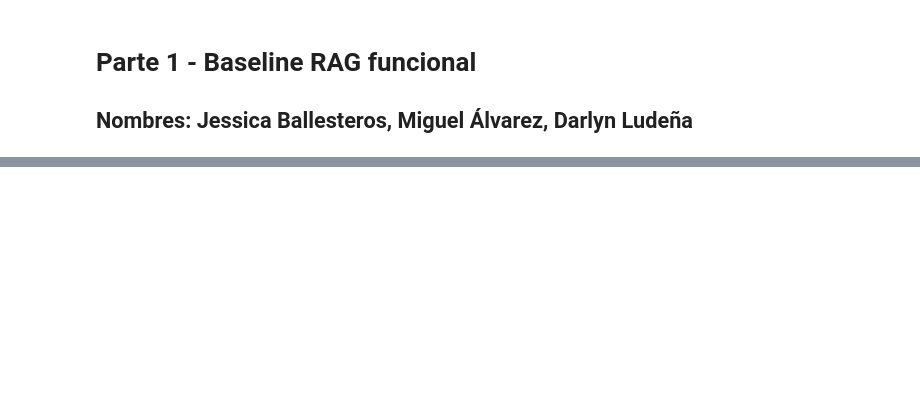
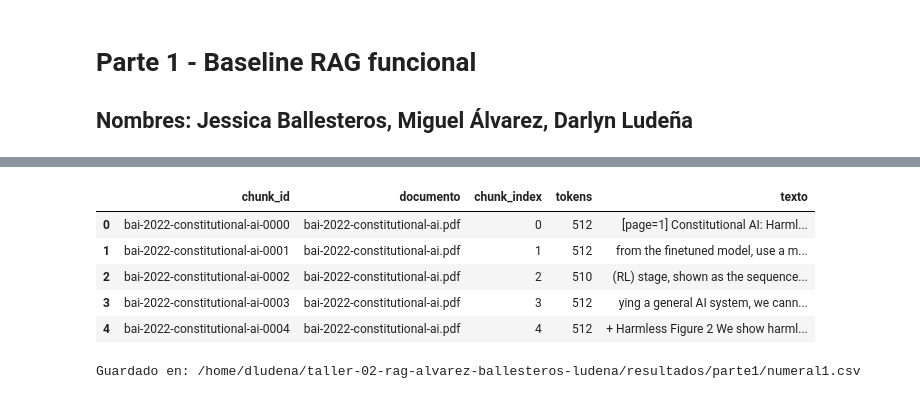
Before and after one commit to akroasis0301/taller-02-rag-alvarez-ballesteros-ludena, a Jupyter notebook: notebooks/1. Parte1.ipynb, the cells around one changed output, grey strips where cells are left out. Drawn from its saved outputs; the diff is of its cells as text; code cells hidden in the pictures; blank space fills up the shorter version.

```diff
--- a/notebooks/1. Parte1.ipynb
+++ b/notebooks/1. Parte1.ipynb
@@ -504,0 +168,24 @@ Resultados guardados en: c:\Users\ASUS\Desktop\Maestria IA USFQ\IA Generativa y
+# %%
+df_chunks.head()
+# %% [output]
+|  | chunk_id | documento | chunk_index | tokens | texto |
+| 0 | bai-2022-constitutional-ai-0000 | bai-2022-constitutional-ai.pdf | 0 | 512 | [page=1] Constitutional AI: Harml... |
+| 1 | bai-2022-constitutional-ai-0001 | bai-2022-constitutional-ai.pdf | 1 | 512 | from the finetuned model, use a m... |
+| 2 | bai-2022-constitutional-ai-0002 | bai-2022-constitutional-ai.pdf | 2 | 510 | (RL) stage, shown as the sequence... |
+| 3 | bai-2022-constitutional-ai-0003 | bai-2022-constitutional-ai.pdf | 3 | 512 | ying a general AI system, we cann... |
+| 4 | bai-2022-constitutional-ai-0004 | bai-2022-constitutional-ai.pdf | 4 | 512 | + Harmless Figure 2 We show harml... |
+# %%
+carpeta_resultados = ROOT / "resultados" / "parte1"
+carpeta_resultados.mkdir(parents=True, exist_ok=True)
+
+archivo_chunks = carpeta_resultados / "numeral1.csv"
+
+df_chunks.to_csv(
+    archivo_chunks,
+    index=False,
+    encoding="utf-8-sig"
+)
+
+print(f"Guardado en: {archivo_chunks}")
+# %% [output]
+Guardado en: /home/dludena/taller-02-rag-alvarez-ballesteros-ludena/resultados/parte1/numeral1.csv
```
Also changed, not shown: parts of 60 cells of this notebook, 9 other files.
